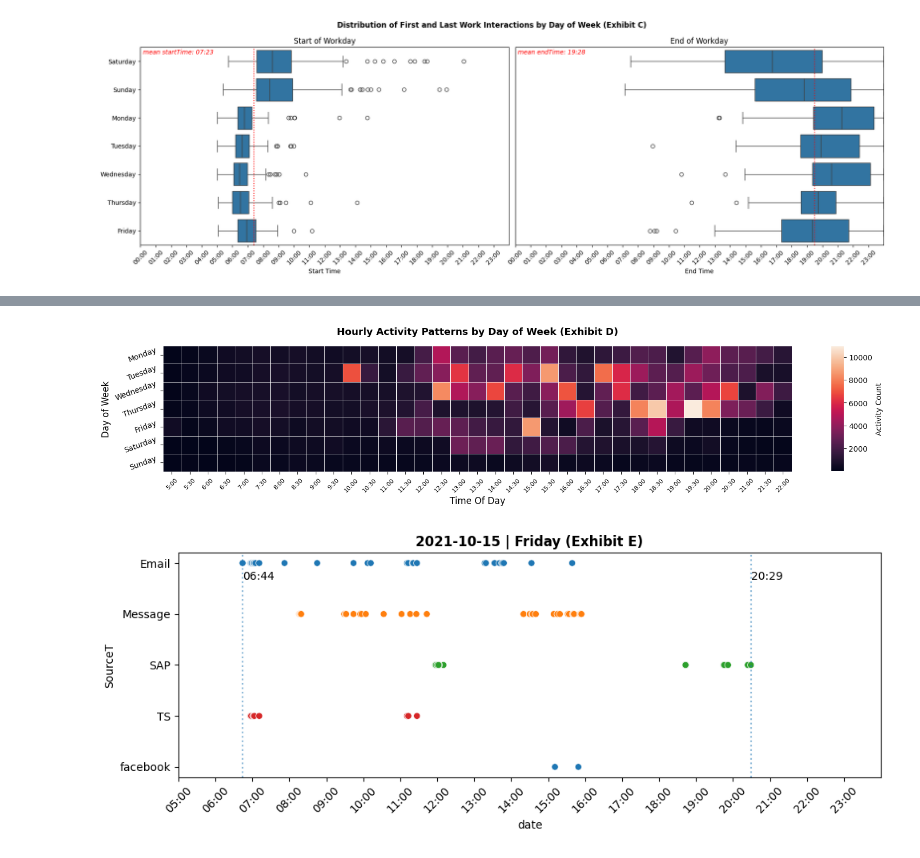
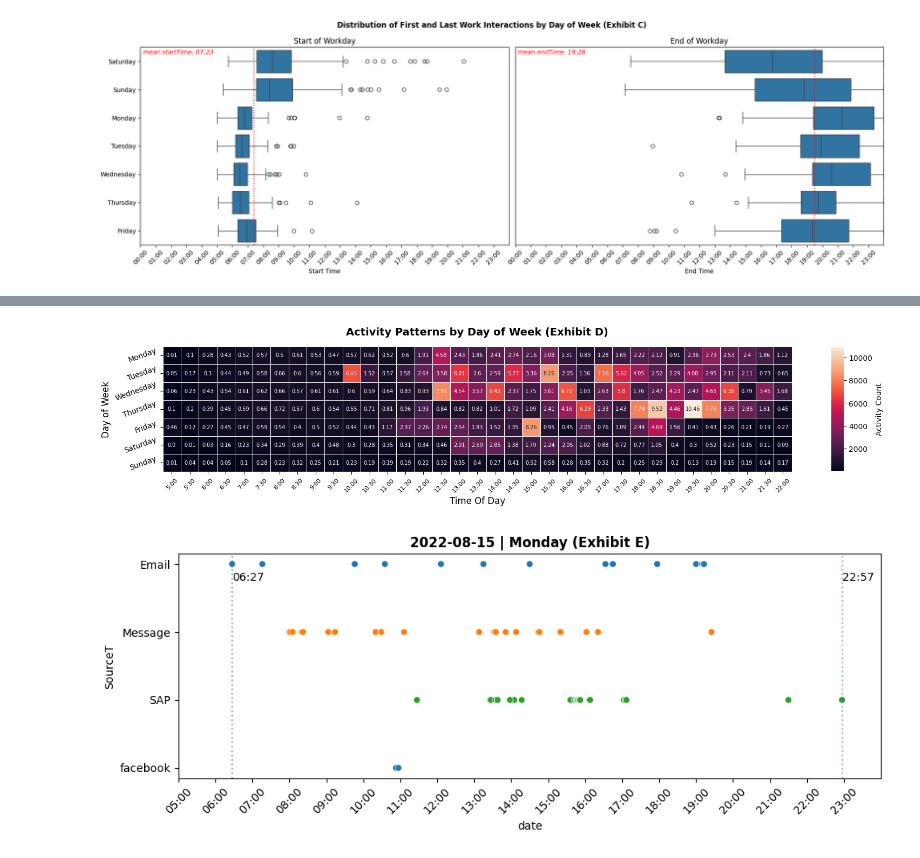
Before and after one commit to SB0912/Consulting-Portfolio, a Jupyter notebook: HvT.ipynb, the cells around one changed output, grey strips where cells are left out. Saved outputs shown, nothing was run; the diff lists cells and outputs as text; code cells hidden in the pictures.

Commit message:
adjusted heatmap and resized start/end times charts

```diff
--- a/HvT.ipynb
+++ b/HvT.ipynb
@@ -345,7 +350,7 @@ facebookTs = pd.read_csv('C:\\Users\\Greg\\Documents\\Repos\\FacebookTs.csv')
 facebookTs['date'] = pd.to_datetime(facebookTs['date'] + ' ' + facebookTs.pop('time'))
 facebookTs['SourceT'] = 'facebook'
 
-AllStampsDf['hour'] = AllStampsDf['date'].dt.hour + AllStampsDf['date'].dt.minute/60  # Decimal hours
+AllStampsDf['hour'] = AllStampsDf['date'].dt.hour + AllStampsDf['date'].dt.minute/60  # Converting timestamp data to decimal hours
 AllStampsDf['day_of_week'] = AllStampsDf['date'].dt.day_name()
 
 weekday_order = ['Monday', 'Tuesday', 'Wednesday', 'Thursday', 'Friday', 'Saturday', 'Sunday']
@@ -353,39 +358,42 @@ weekday_order = ['Monday', 'Tuesday', 'Wednesday', 'Thursday', 'Friday', 'Saturd
 # Create bins from 5AM to midnight
 time_bins = [5 + 0.5*i for i in range(36)]
 time_labels = [f"{h//1:.0f}:{str(int((h%1)*60)).zfill(2)}" for h in time_bins[:-1]]
 
 # Create pivot table
 heatmap_data = pd.pivot_table(
     AllStampsDf,
     values='date',
     index='day_of_week',
     columns=pd.cut(AllStampsDf['hour'], bins=time_bins, labels=time_labels),
     aggfunc='count',
     fill_value=0,
     observed=False
 ).reindex(weekday_order)
 
-# Plot heatmap
 plt.figure(figsize=(16, 8))
+
+
 sns.heatmap(
     heatmap_data,
+    annot=np.round(heatmap_data / 1046, 2),
+    annot_kws={"fontsize":7},
+    fmt='',
     cbar_kws={'label': 'Activity Count', 'shrink': 0.3, 'aspect': 10},
     linewidths=0.5,
     square=True
 )
 
-# Formatting
-plt.title('Hourly Activity Patterns by Day of Week (Exhibit D)', pad=15, fontsize=14, fontweight='bold')
+plt.title('Activity Patterns by Day of Week (Exhibit D)', pad=15, fontsize=14, fontweight='bold')
 plt.xlabel('Time Of Day', fontsize=12)
 plt.ylabel('Day of Week', fontsize=12)
 plt.xticks(rotation=45, fontsize=8)
 plt.yticks(rotation=20)
 plt.tight_layout()
 plt.show()
 # %% [output]
-[figure, old version]
+[figure, new version]
 # %%
-specific_date = '2021-10-15'
+specific_date = '2022-08-15'
 
 date_obj = pd.to_datetime(specific_date).date()
 filtered_df = AllStampsDf[AllStampsDf['date'].dt.date == date_obj]
@@ -410,4 +418,4 @@ plt.xticks(rotation=45)
 plt.tight_layout()
 plt.show()
 # %% [output]
-[figure, old version]
+[figure, new version]
```
Also changed, not shown: parts of 1 cell of this notebook.
